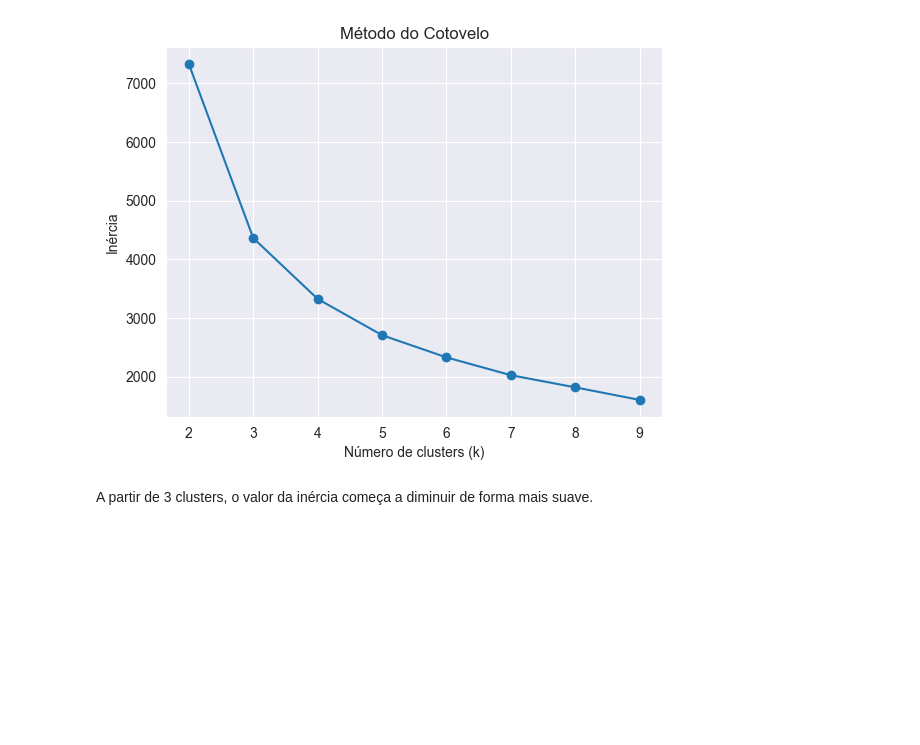
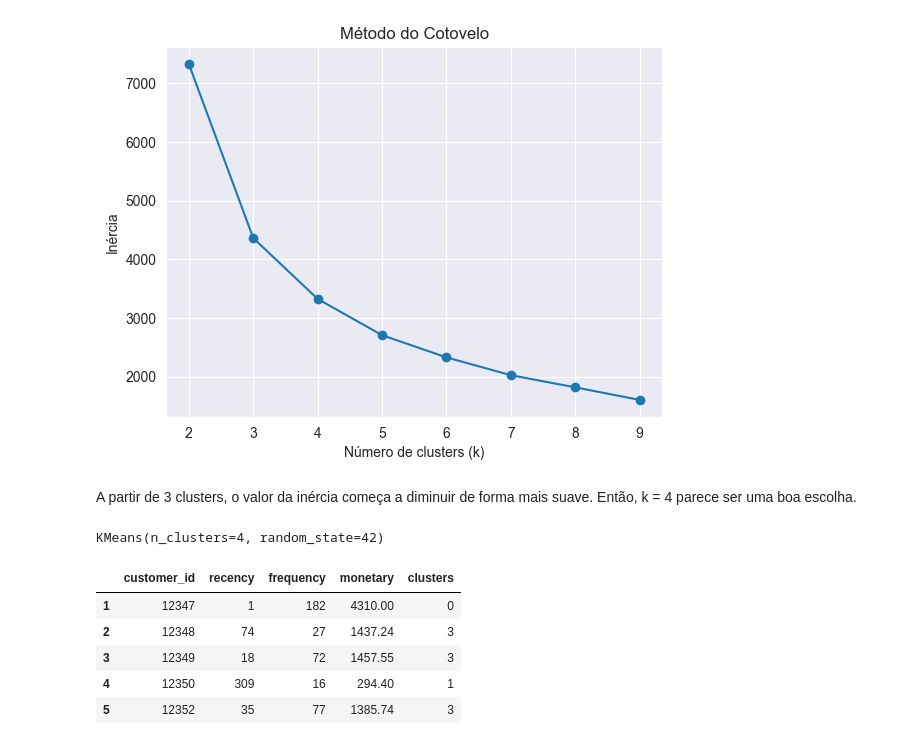
Before and after one commit to PhysicTeacherCode/Pricing-Customer-and-Recommendation, a Jupyter notebook: notebooks/5_customer_classification.ipynb, the cells around one changed output. Drawn from its saved outputs; the diff is of its cells as text; code cells hidden in the pictures; blank space fills up the shorter version.

```diff
--- a/notebooks/5_customer_classification.ipynb
+++ b/notebooks/5_customer_classification.ipynb
@@ -171,4 +171,19 @@ plt.show()
 # %% [output]
 [figure]
 # %% [markdown]
-A partir de 3 clusters, o valor da inércia começa a diminuir de forma mais suave.
+A partir de 3 clusters, o valor da inércia começa a diminuir de forma mais suave. Então, k = 4 parece ser uma boa escolha.
+# %%
+kmeans = KMeans(n_clusters=4, random_state=42)
+kmeans.fit(RFM_scaled)
+# %% [output]
+KMeans(n_clusters=4, random_state=42)
+# %%
+RFM["clusters"] = kmeans.labels_
+RFM.head()
+# %% [output]
+|  | customer_id | recency | frequency | monetary | clusters |
+| 1 | 12347 | 1 | 182 | 4310.00 | 0 |
+| 2 | 12348 | 74 | 27 | 1437.24 | 3 |
+| 3 | 12349 | 18 | 72 | 1457.55 | 3 |
+| 4 | 12350 | 309 | 16 | 294.40 | 1 |
+| 5 | 12352 | 35 | 77 | 1385.74 | 3 |
```
Also changed, not shown: parts of 4 cells of this notebook.
